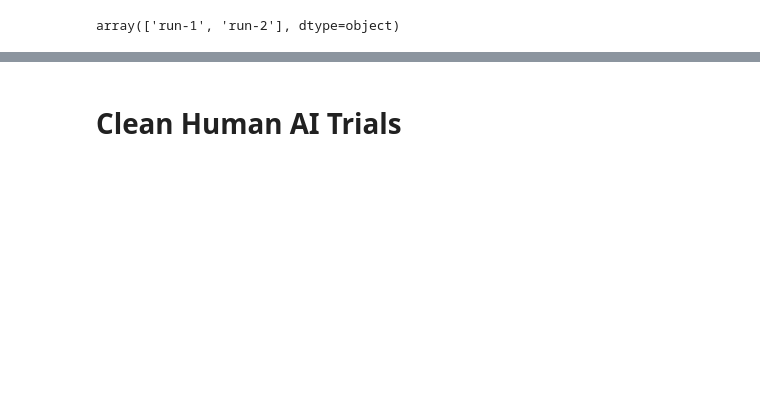
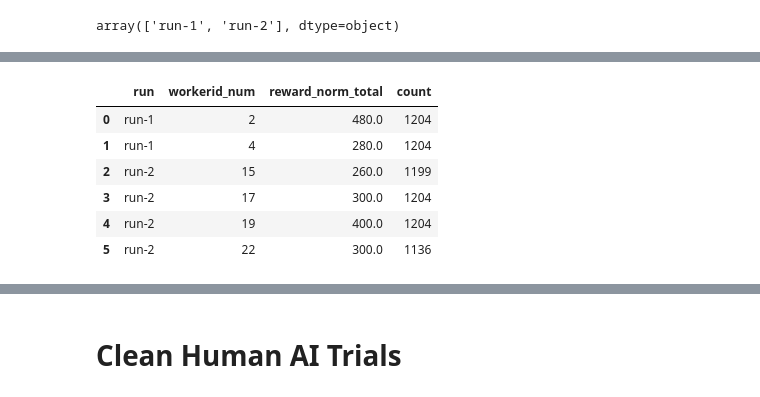
Before and after one commit to timothyhyun/Overcooked-Teaming, a Jupyter notebook: human_aware_rl/exploratory_notebooks/Look_At_Clean_Human_Trials_Data.ipynb, the cells around one changed output, grey strips where cells are left out. Cells and saved outputs as stored; diff of their text form; code cells hidden in the pictures; blank space fills up the shorter version.

```diff
--- a/human_aware_rl/exploratory_notebooks/Look_At_Clean_Human_Trials_Data.ipynb
+++ b/human_aware_rl/exploratory_notebooks/Look_At_Clean_Human_Trials_Data.ipynb
@@ -86,0 +102,13 @@ fc_data.groupby(['run','workerid_num', 'reward_norm_total']).size().reset_index(
+# %%
+filename = '../data/human/anonymized/clean_train_trials.pkl'
+clean_data = import_cleaned_data(filename)
+fc_data = clean_data[clean_data['layout_name']=='random0']
+fc_data.groupby(['run','workerid_num', 'reward_norm_total']).size().reset_index().rename(columns={0:'count'})
+# %% [output]
+|  | run | workerid_num | reward_norm_total | count |
+| 0 | run-1 | 2 | 480.0 | 1204 |
+| 1 | run-1 | 4 | 280.0 | 1204 |
+| 2 | run-2 | 15 | 260.0 | 1199 |
+| 3 | run-2 | 17 | 300.0 | 1204 |
+| 4 | run-2 | 19 | 400.0 | 1204 |
+| 5 | run-2 | 22 | 300.0 | 1136 |
```
Also changed, not shown: parts of 9 cells of this notebook, 55 other files.
